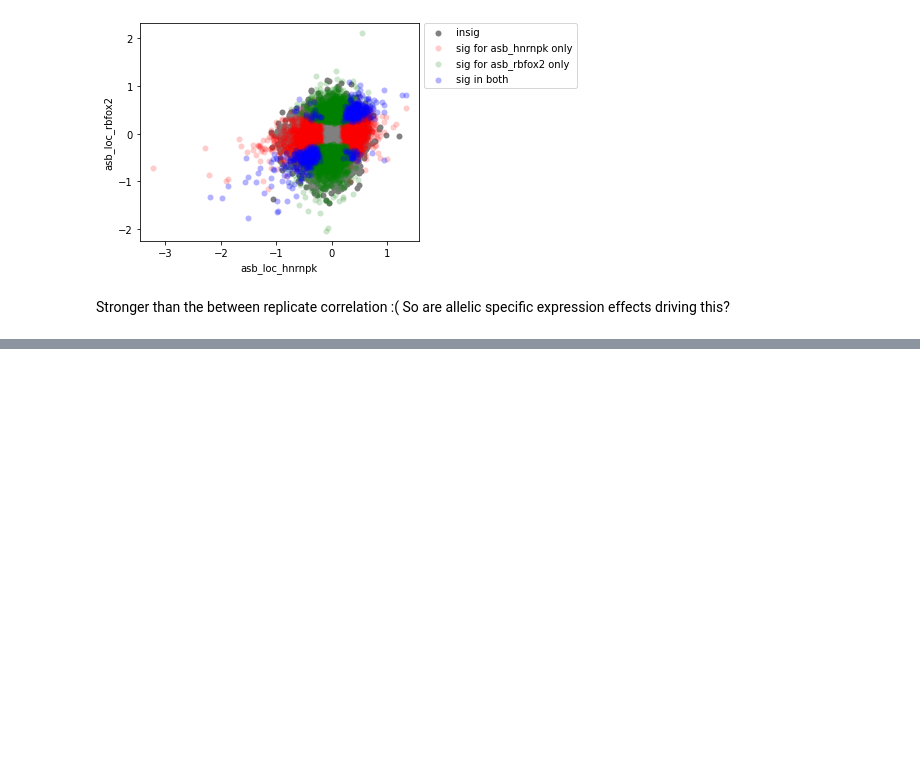
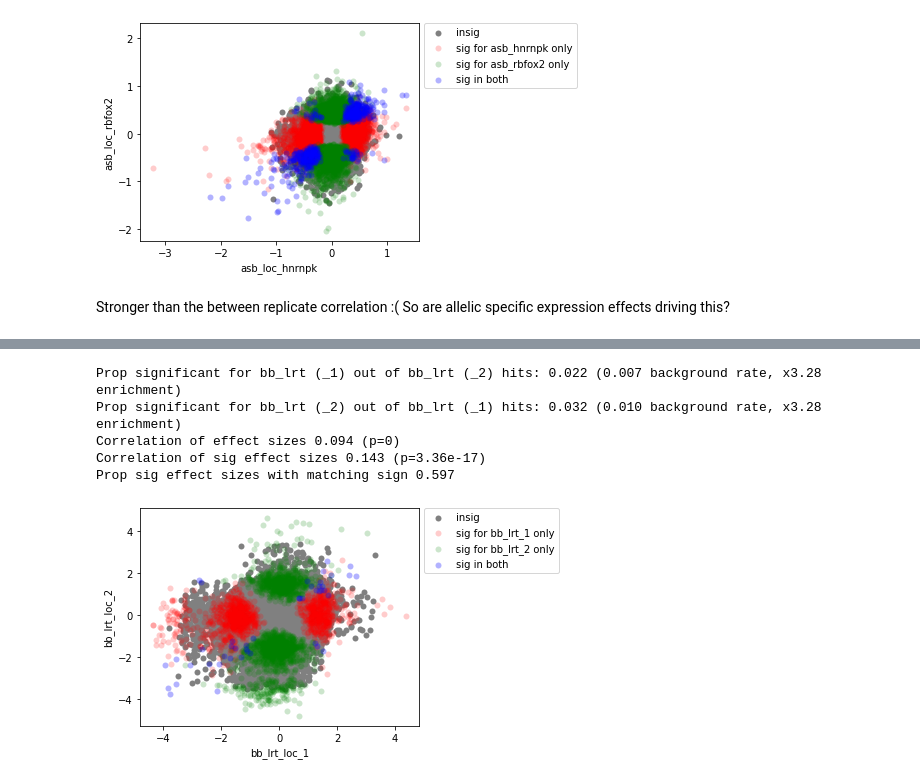
Before and after one commit to daklab/poolqtl, a Jupyter notebook: src/1a_compare_reps.ipynb, the cells around one changed output, grey strips where cells are left out. Drawn from its saved outputs; the diff is of its cells as text; code cells hidden in the pictures; blank space fills up the shorter version.

```diff
--- a/src/1a_compare_reps.ipynb
+++ b/src/1a_compare_reps.ipynb
@@ -10,6 +10,11 @@ import pandas as pd
 
 import numpy as np
 
+import scipy.stats
+import statsmodels.stats.multitest
+from scipy.special import logit
+
+
 from importlib import reload
 
 from pathlib import Path
@@ -18,9 +23,9 @@ results_dir = Path("/gpfs/commons/home/daknowles/pooledRBPs/results/HNRNPK")
 fdr_threshold = 0.05
 
 
-def comparer(dat, which = [("ase", "beta"),("asb","beta")]):
+def comparer(dat, which = [("ase", "beta"),("asb","beta")], threshold = 0.05):
 
-    is_sig = [ (dat[ "%s_q%s" % g ] < 0.05) for g in which ]
+    is_sig = [ (dat[ "%s_q%s" % g ] < threshold) for g in which ]
     for j,k in ((0,1),(1,0)):
         subset_sig = is_sig[j][ is_sig[k] ].mean()
         backg_sig = is_sig[j].mean()
@@ -414,0 +448,9 @@ So are allelic specific expression effects driving this?
+# %%
+comparer(res, [("bb_lrt","_1"),("bb_lrt","_2")], threshold=0.005)
+# %% [output]
+Prop significant for bb_lrt (_1) out of bb_lrt (_2) hits: 0.022 (0.007 background rate, x3.28 enrichment)
+Prop significant for bb_lrt (_2) out of bb_lrt (_1) hits: 0.032 (0.010 background rate, x3.28 enrichment)
+Correlation of effect sizes 0.094 (p=0)
+Correlation of sig effect sizes 0.143 (p=3.36e-17)
+Prop sig effect sizes with matching sign 0.597
+[figure, added]
```
Also changed, not shown: parts of 26 cells of this notebook, 17 other files.
